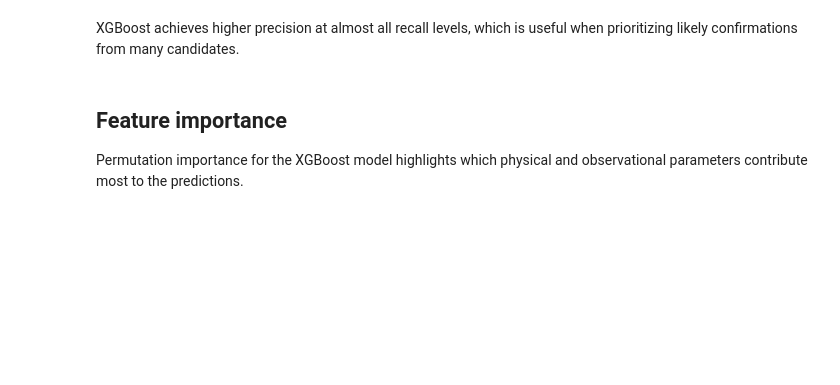
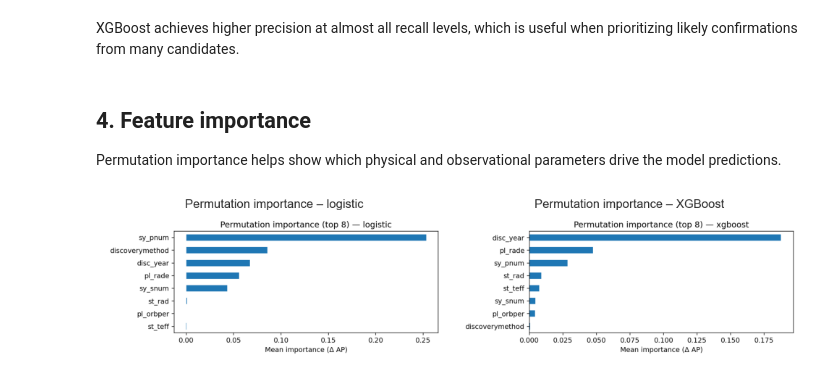
Before and after one commit to rhicarmel/exoplanet-validation, a Jupyter notebook: notebooks/model.ipynb, the cells around one changed output. Cells and saved outputs as stored; diff of their text form; code cells hidden in the pictures; blank space fills up the shorter version.

```diff
--- a/notebooks/model.ipynb
+++ b/notebooks/model.ipynb
@@ -76,6 +110,26 @@ for fname, title in [
 # %% [markdown]
 XGBoost achieves higher precision at almost all recall levels, which is useful when prioritizing likely confirmations from many candidates.
-# %% [markdown]
-## Feature importance
-
-Permutation importance for the XGBoost model highlights which physical and observational parameters contribute most to the predictions.
+# %% [markdown]
+## 4. Feature importance
+
+Permutation importance helps show which physical and observational parameters drive the model predictions.
+# %%
+# plot permutation importance side by side
+fig, axes = plt.subplots(1, 2, figsize=(10, 4))
+
+for ax, (fname, title) in zip(
+    axes,
+    [
+        ("perm_importance_logistic.png", "Permutation importance – logistic"),
+        ("perm_importance_xgboost.png", "Permutation importance – XGBoost"),
+    ]
+):
+    img = Image.open(PLOTS_DIR / fname)
+    ax.imshow(img)
+    ax.set_title(title, fontsize=12)
+    ax.axis("off")
+
+plt.tight_layout()
+plt.show()
+# %% [output]
+[figure, added]
```
Also changed, not shown: parts of 20 cells of this notebook, 1 other file.
